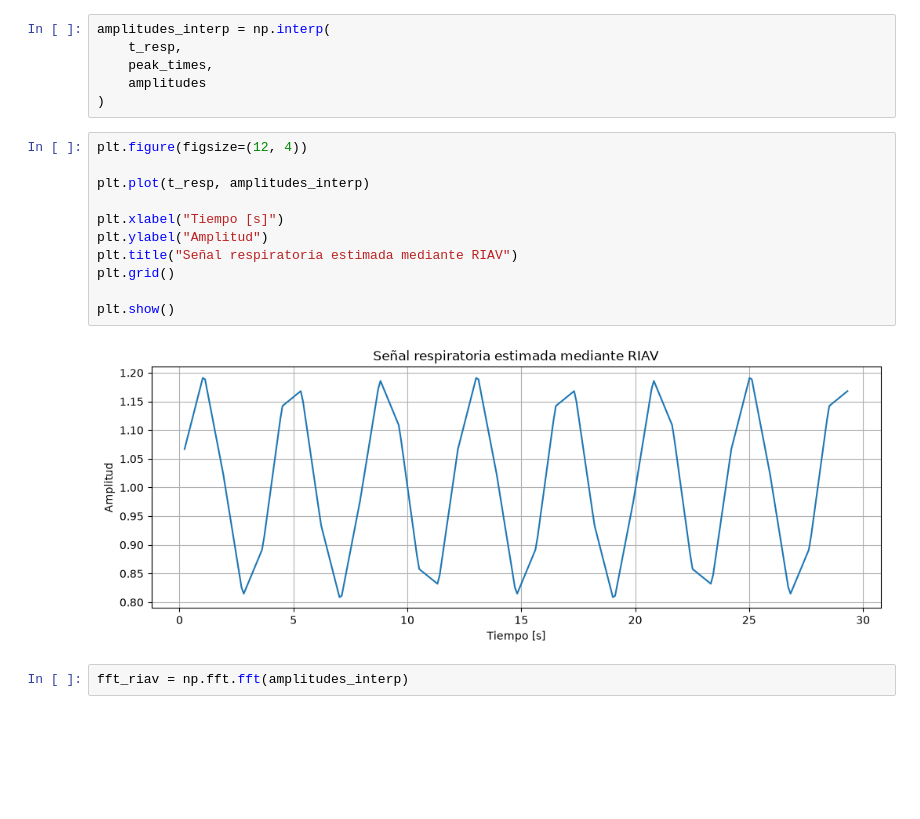
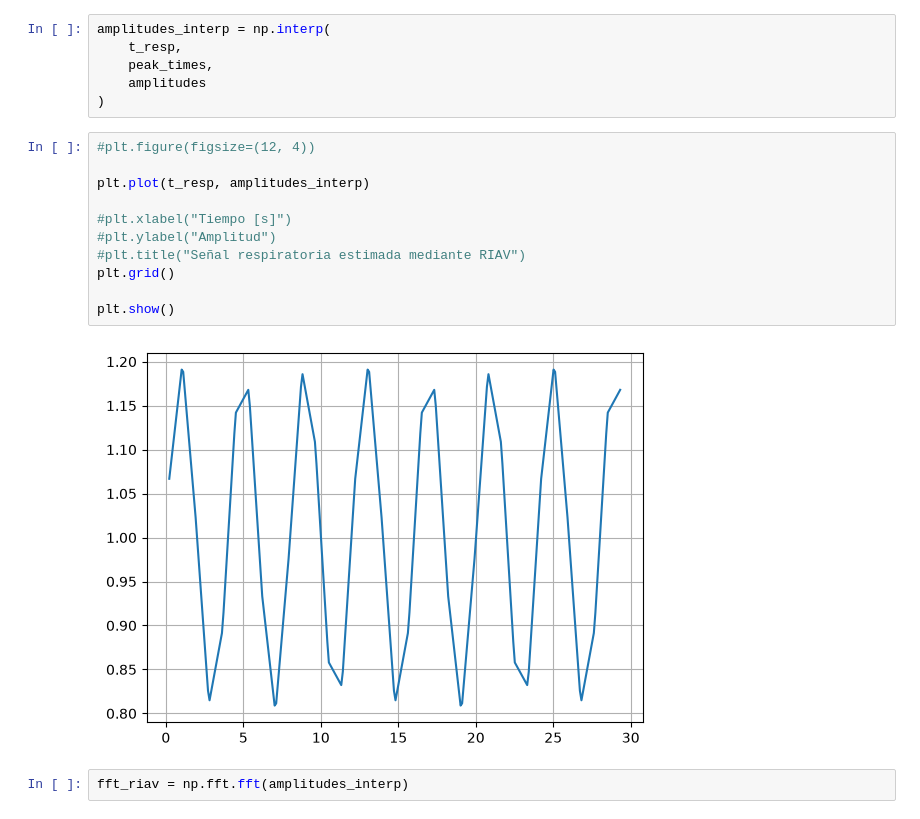
Before and after one commit to carlosgmontoya/respiratory-rate-ppg, a Jupyter notebook: notebooks/01_synthetic_ppg.ipynb, the cells around one changed output. Drawn from its saved outputs; the diff is of its cells as text; blank space fills up the shorter version.

```diff
--- a/notebooks/01_synthetic_ppg.ipynb
+++ b/notebooks/01_synthetic_ppg.ipynb
@@ -186,18 +191,18 @@ amplitudes_interp = np.interp(
     amplitudes
 )
 # %%
-plt.figure(figsize=(12, 4))
+#plt.figure(figsize=(12, 4))
 
 plt.plot(t_resp, amplitudes_interp)
 
-plt.xlabel("Tiempo [s]")
-plt.ylabel("Amplitud")
-plt.title("Señal respiratoria estimada mediante RIAV")
+#plt.xlabel("Tiempo [s]")
+#plt.ylabel("Amplitud")
+#plt.title("Señal respiratoria estimada mediante RIAV")
 plt.grid()
 
 plt.show()
 # %% [output]
-[figure, old version]
+[figure, new version]
 # %%
 fft_riav = np.fft.fft(amplitudes_interp)
 # %%
```
Also changed, not shown: parts of 12 cells of this notebook.
